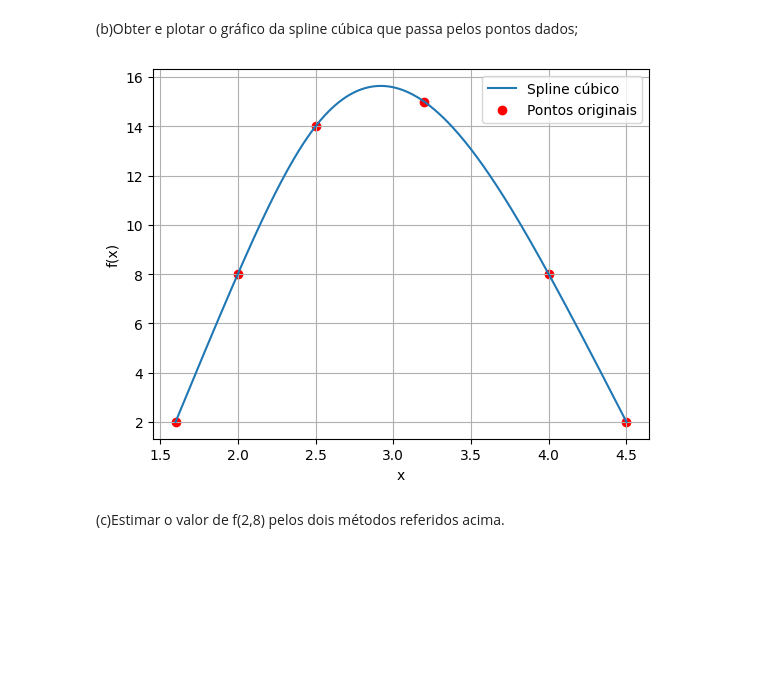
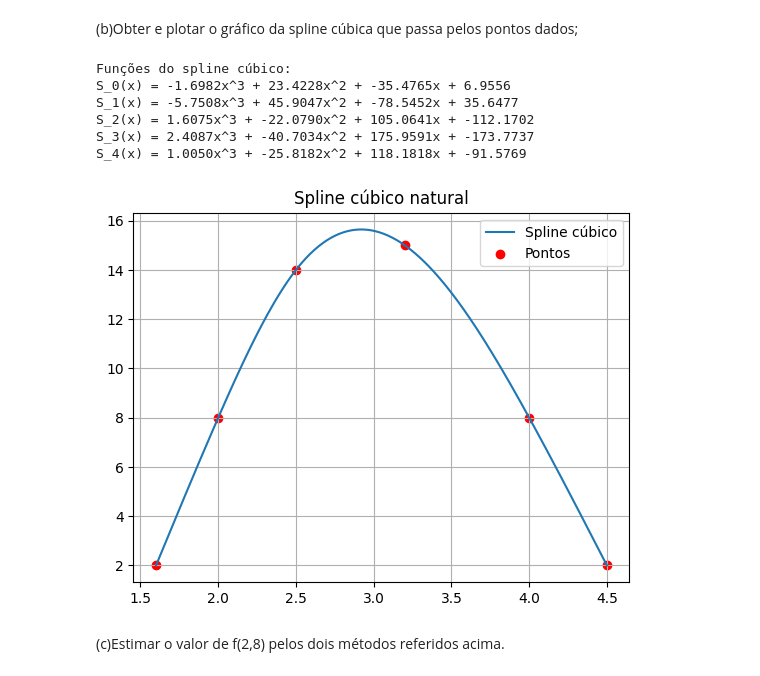
Before and after one commit to Luckas33/MetodosNumericos, a Jupyter notebook: TrabalhoComputacional_2.ipynb, the cells around one changed output. Saved outputs shown, nothing was run; the diff lists cells and outputs as text; code cells hidden in the pictures; blank space fills up the shorter version.

```diff
--- a/TrabalhoComputacional_2.ipynb
+++ b/TrabalhoComputacional_2.ipynb
@@ -204,23 +247,31 @@ def evaluate_cubic_spline(x_val, x, y, M):
 # %%
 x_pts = np.array([1.6, 2.0, 2.5, 3.2, 4.0, 4.5])
 y_pts = np.array([2, 8, 14, 15, 8, 2])
 
-# Calcula M (segundas derivadas)
 M = cubic_spline_coeffs(x_pts, y_pts)
 
-# Gera valores para plotar
+# Print das funções de cada intervalo
+print("Funções do spline cúbico:")
+print_segment_polynomials(x_pts, y_pts, M)
+
+# Gráfico
 x_vals = np.linspace(1.6, 4.5, 300)
-y_vals = [evaluate_cubic_spline(x, x_pts, y_pts, M) for x in x_vals]
+y_vals = [evaluate_cubic_spline(val, x_pts, y_pts, M) for val in x_vals]
 
-plt.plot(x_vals, y_vals, label="Spline cúbico")
-plt.scatter(x_pts, y_pts, color='red', label='Pontos originais')
-plt.xlabel("x")
-plt.ylabel("f(x)")
+plt.plot(x_vals, y_vals, label='Spline cúbico')
+plt.scatter(x_pts, y_pts, color='red', label='Pontos')
+plt.legend()
 plt.grid(True)
-plt.legend()
+plt.title("Spline cúbico natural")
 plt.show()
 # %% [output]
+Funções do spline cúbico:
+S_0(x) = -1.6982x^3 + 23.4228x^2 + -35.4765x + 6.9556
+S_1(x) = -5.7508x^3 + 45.9047x^2 + -78.5452x + 35.6477
+S_2(x) = 1.6075x^3 + -22.0790x^2 + 105.0641x + -112.1702
+S_3(x) = 2.4087x^3 + -40.7034x^2 + 175.9591x + -173.7737
+S_4(x) = 1.0050x^3 + -25.8182x^2 + 118.1818x + -91.5769
-[figure, old version]
+[figure, new version]
 # %% [markdown]
 (c)Estimar o valor de f(2,8) pelos dois métodos referidos acima.
 # %%
```
Also changed, not shown: parts of 1 cell of this notebook.
